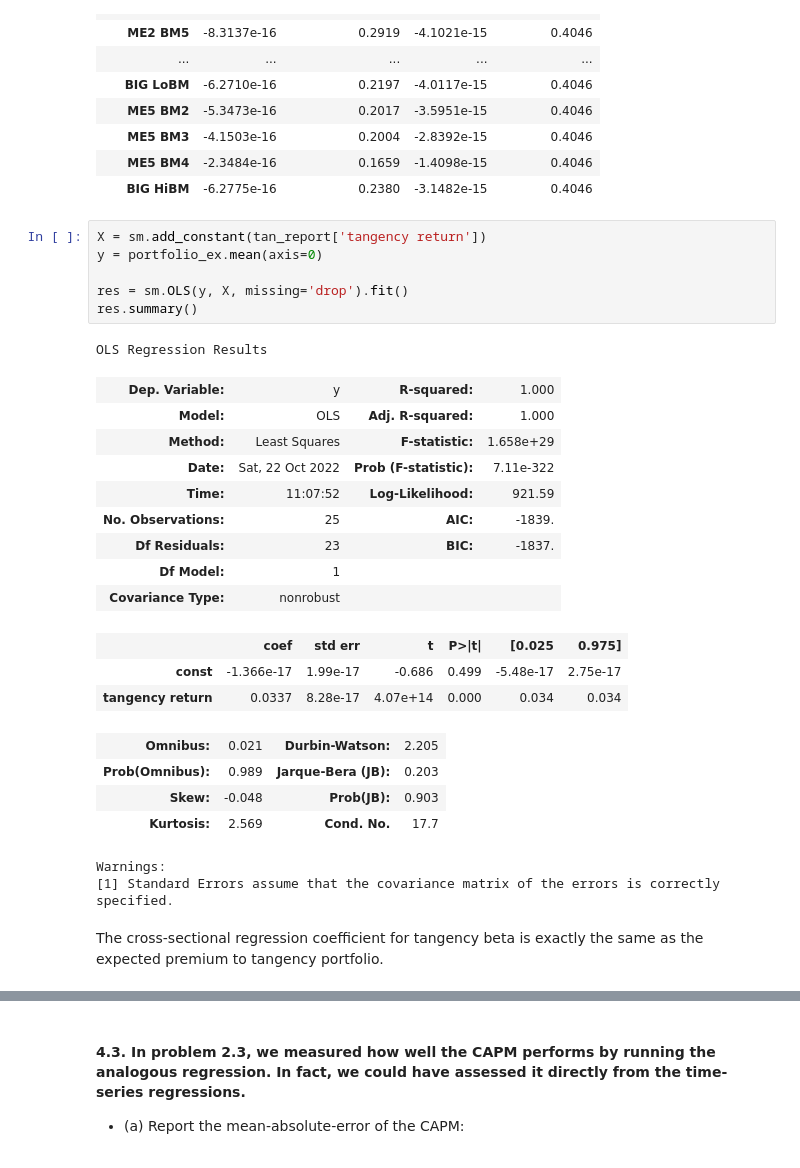
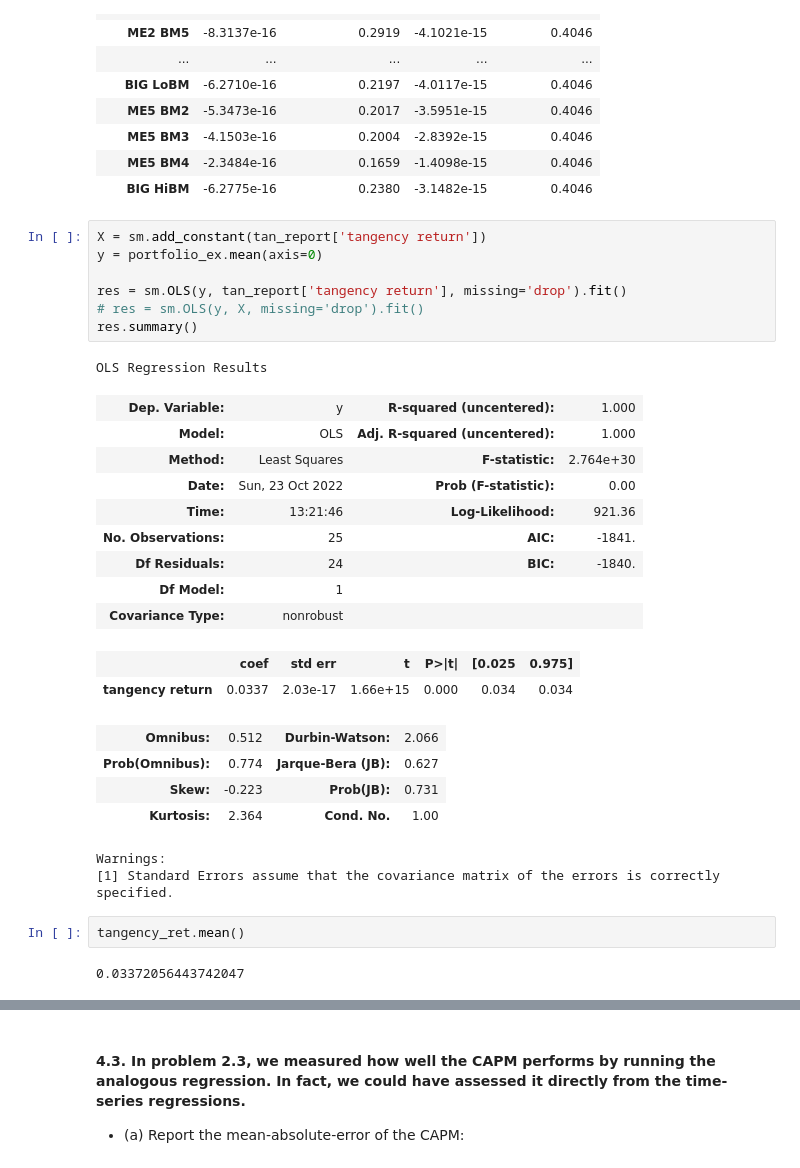
Before and after one commit to Zixin730/finm-portfolio-2022, a Jupyter notebook: homework/hw4.ipynb, the cells around one changed output, grey strips where cells are left out. Saved outputs shown, nothing was run; the diff lists cells and outputs as text.

```diff
--- a/homework/hw4.ipynb
+++ b/homework/hw4.ipynb
@@ -530,28 +533,30 @@ tan_report
 # %%
 X = sm.add_constant(tan_report['tangency return'])
 y = portfolio_ex.mean(axis=0)
 
-res = sm.OLS(y, X, missing='drop').fit()
+res = sm.OLS(y, tan_report['tangency return'], missing='drop').fit()
+# res = sm.OLS(y, X, missing='drop').fit()
 res.summary()
 # %% [output]
 OLS Regression Results
-| Dep. Variable: | y | R-squared: | 1.000 |
-| Model: | OLS | Adj. R-squared: | 1.000 |
-| Method: | Least Squares | F-statistic: | 1.658e+29 |
-| Date: | Sat, 22 Oct 2022 | Prob (F-statistic): | 7.11e-322 |
-| Time: | 11:07:52 | Log-Likelihood: | 921.59 |
-| No. Observations: | 25 | AIC: | -1839. |
-| Df Residuals: | 23 | BIC: | -1837. |
+| Dep. Variable: | y | R-squared (uncentered): | 1.000 |
+| Model: | OLS | Adj. R-squared (uncentered): | 1.000 |
+| Method: | Least Squares | F-statistic: | 2.764e+30 |
+| Date: | Sun, 23 Oct 2022 | Prob (F-statistic): | 0.00 |
+| Time: | 13:21:46 | Log-Likelihood: | 921.36 |
+| No. Observations: | 25 | AIC: | -1841. |
+| Df Residuals: | 24 | BIC: | -1840. |
 | Df Model: | 1 |  |  |
 | Covariance Type: | nonrobust |  |  |
 |  | coef | std err | t | P>|t| | [0.025 | 0.975] |
-| const | -1.366e-17 | 1.99e-17 | -0.686 | 0.499 | -5.48e-17 | 2.75e-17 |
-| tangency return | 0.0337 | 8.28e-17 | 4.07e+14 | 0.000 | 0.034 | 0.034 |
+| tangency return | 0.0337 | 2.03e-17 | 1.66e+15 | 0.000 | 0.034 | 0.034 |
-| Omnibus: | 0.021 | Durbin-Watson: | 2.205 |
-| Prob(Omnibus): | 0.989 | Jarque-Bera (JB): | 0.203 |
-| Skew: | -0.048 | Prob(JB): | 0.903 |
-| Kurtosis: | 2.569 | Cond. No. | 17.7 |
+| Omnibus: | 0.512 | Durbin-Watson: | 2.066 |
+| Prob(Omnibus): | 0.774 | Jarque-Bera (JB): | 0.627 |
+| Skew: | -0.223 | Prob(JB): | 0.731 |
+| Kurtosis: | 2.364 | Cond. No. | 1.00 |
 Warnings:
 [1] Standard Errors assume that the covariance matrix of the errors is correctly specified.
-# %% [markdown]
-The cross-sectional regression coefficient for tangency beta is exactly the same as the expected premium to tangency portfolio.
+# %%
+tangency_ret.mean()
+# %% [output]
+0.03372056443742047
```
Also changed, not shown: parts of 1 cell of this notebook.
